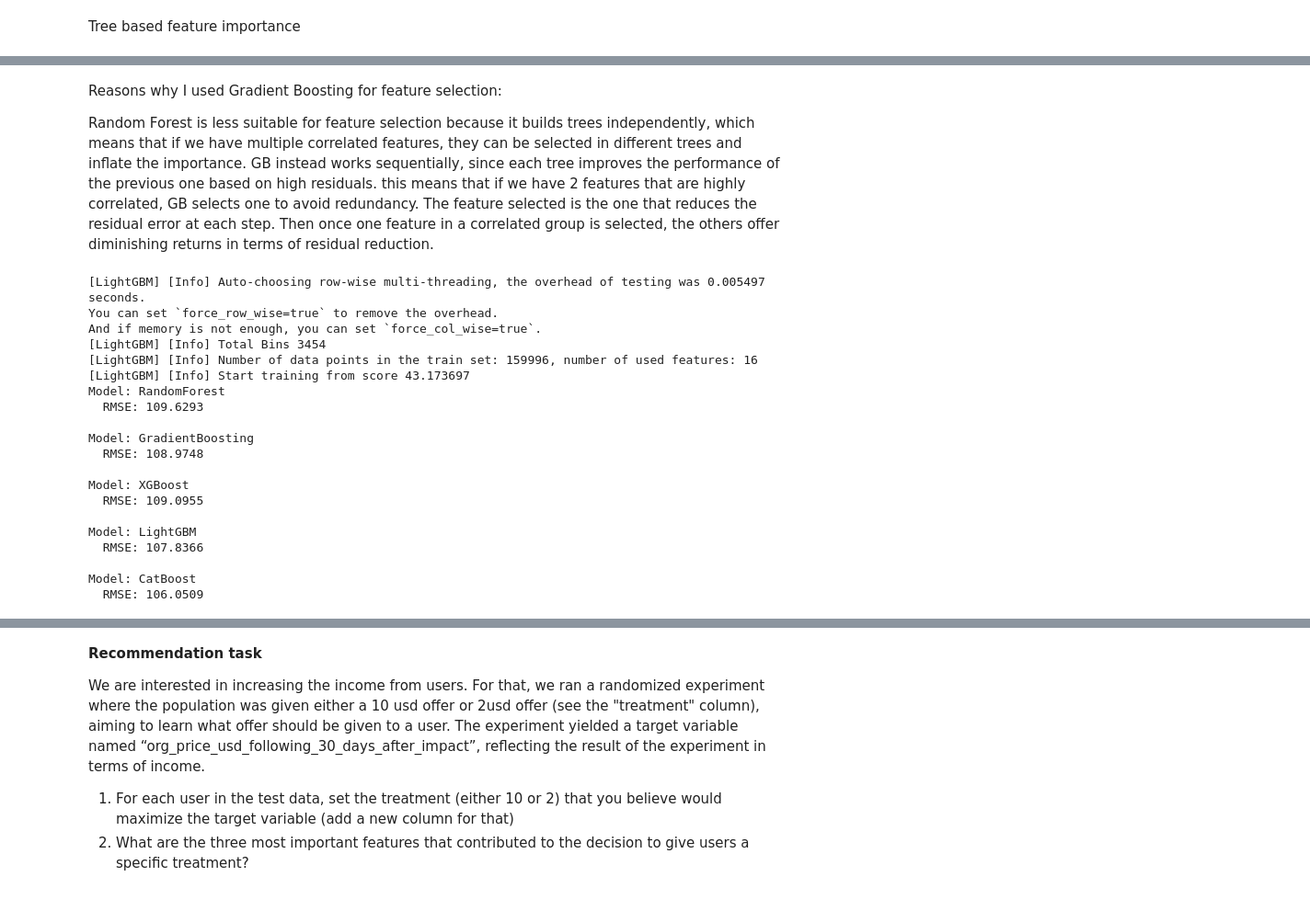
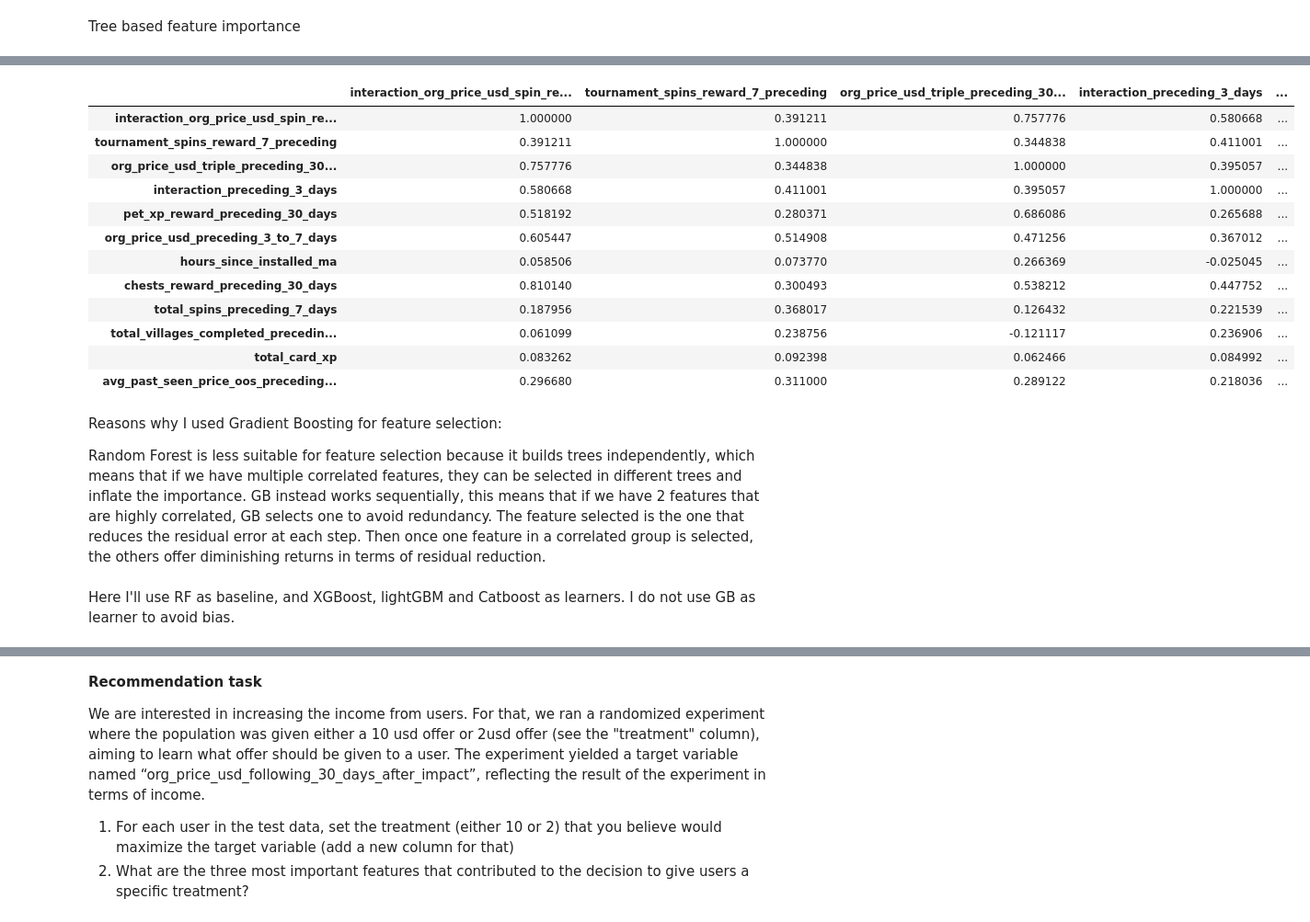
Before and after one commit to gioiablayer96/data-wizard-gioia, a Jupyter notebook: Platform DS Home Assignment/platform_assignment_gioia.ipynb, the cells around one changed output, grey strips where cells are left out. Shown at 92% size. Drawn from its saved outputs; the diff is of its cells as text; code cells hidden in the pictures.

```diff
--- a/Platform DS Home Assignment/platform_assignment_gioia.ipynb
+++ b/Platform DS Home Assignment/platform_assignment_gioia.ipynb
@@ -187,0 +482,3 @@ X_train, X_dev, y_train, y_dev = train_test_split(X, y, test_size=0.2, random_st
+# %%
+X_train_selected = generate_interaction_terms(df=X_train_selected)
+X_dev_selected = generate_interaction_terms(df=X_dev_selected)
@@ -188,2 +503,19 @@ X_train, X_dev, y_train, y_dev = train_test_split(X, y, test_size=0.2, random_st
+# %%
+# Step 1: Initialize the scaler
+scaler = MinMaxScaler(feature_range=(0, 1))  # Adjust range if needed
+
+# Step 2: Separate numerical features (non-binary) for scaling
+numerical_to_scale = [feature for feature in numerical_features if feature in X_train_selected.columns]
+
+# Step 3: Fit the scaler on the numerical features of the training set
+X_train_selected_numerical_scaled = X_train_selected.copy()  # Copy to avoid modifying the original data
+X_train_selected_numerical_scaled[numerical_to_scale] = scaler.fit_transform(X_train_selected[numerical_to_scale])
+
+# Step 4: Apply the scaler to dev and test sets
+X_dev_selected_scaled = X_dev_selected.copy()
+X_dev_selected_scaled[numerical_to_scale] = scaler.transform(X_dev_selected[numerical_to_scale])
+# %%
+X_train = X_train_selected_numerical_scaled.copy()
+X_dev = X_dev_selected_scaled.copy()
 # %% [markdown]
 Tree based feature importance
@@ -198,0 +522,9 @@ selected_features = X.columns[sorted_indices[:threshold_index + 1]]
+# %%
+gb = GradientBoostingRegressor(random_state=42)
+gb.fit(X_train, y_train)
+
+importances = gb.feature_importances_
+sorted_indices = np.argsort(importances)[::-1]
+cumulative_importance = np.cumsum(importances[sorted_indices])
+threshold_index = np.where(cumulative_importance >= 0.95)[0][0]
+selected_features = X_train.columns[sorted_indices[:threshold_index + 1]]
@@ -203,22 +539,39 @@ Selected Features (95% cumulative importance): ['org_price_usd_preceding_30_days
+# %%
+X_train[selected_features].corr()
+# %% [output]
+|  | interaction_org_price_usd_spin_re... | tournament_spins_reward_7_preceding | org_price_usd_triple_preceding_30... | interaction_preceding_3_days | ... |
+| interaction_org_price_usd_spin_re... | 1.000000 | 0.391211 | 0.757776 | 0.580668 | ... |
+| tournament_spins_reward_7_preceding | 0.391211 | 1.000000 | 0.344838 | 0.411001 | ... |
+| org_price_usd_triple_preceding_30... | 0.757776 | 0.344838 | 1.000000 | 0.395057 | ... |
+| interaction_preceding_3_days | 0.580668 | 0.411001 | 0.395057 | 1.000000 | ... |
+| pet_xp_reward_preceding_30_days | 0.518192 | 0.280371 | 0.686086 | 0.265688 | ... |
+| org_price_usd_preceding_3_to_7_days | 0.605447 | 0.514908 | 0.471256 | 0.367012 | ... |
+| hours_since_installed_ma | 0.058506 | 0.073770 | 0.266369 | -0.025045 | ... |
+| chests_reward_preceding_30_days | 0.810140 | 0.300493 | 0.538212 | 0.447752 | ... |
+| total_spins_preceding_7_days | 0.187956 | 0.368017 | 0.126432 | 0.221539 | ... |
+| total_villages_completed_precedin... | 0.061099 | 0.238756 | -0.121117 | 0.236906 | ... |
+| total_card_xp | 0.083262 | 0.092398 | 0.062466 | 0.084992 | ... |
+| avg_past_seen_price_oos_preceding... | 0.296680 | 0.311000 | 0.289122 | 0.218036 | ... |
 # %%
 X_train_selected = X_train[selected_features]
 X_dev_selected = X_dev[selected_features]
 # %% [markdown]
 Reasons why I used Gradient Boosting for feature selection:
 
-Random Forest is less suitable for feature selection because it builds trees independently, which means that if we have multiple correlated features, they can be selected in different trees and inflate the importance. GB instead works sequentially, since each tree improves the performance of the previous one based on high residuals. this means that if we have 2 features that are highly correlated, GB selects one to avoid redundancy. The feature selected is the one that reduces the residual error at each step. Then once one feature in a correlated group is selected, the others offer diminishing returns in terms of residual reduction.
+Random Forest is less suitable for feature selection because it builds trees independently, which means that if we have multiple correlated features, they can be selected in different trees and inflate the importance. GB instead works sequentially, this means that if we have 2 features that are highly correlated, GB selects one to avoid redundancy. The feature selected is the one that reduces the residual error at each step. Then once one feature in a correlated group is selected, the others offer diminishing returns in terms of residual reduction.
 # %%
 # prepare assessment metrics
 def evaluate_metrics(y_true, y_pred):
     rmse = root_mean_squared_error(y_true, y_pred)
     return {"RMSE": rmse}
+# %% [markdown]
+Here I'll use RF as baseline, and XGBoost, lightGBM and Catboost as learners. I do not use GB as learner to avoid bias.
 # %%
 # Algorithms to evaluate (adaboost does not handle well multicolinearity)
 models = {
-    "RandomForest": RandomForestRegressor(random_state=42),
-    "GradientBoosting": GradientBoostingRegressor(random_state=42),
+    "RandomForest": RandomForestRegressor(random_state=42), # baseline
     "XGBoost": XGBRegressor(random_state=42),
-    "LightGBM": LGBMRegressor(random_state=42),
+    "LightGBM": LGBMRegressor(verbose=0, random_state=42),
     "CatBoost": CatBoostRegressor(verbose=0, random_state=42),
 }
 
@@ -236,27 +589,6 @@ for model_name, metrics in results.items():
     for metric_name, value in metrics.items():
         print(f"  {metric_name}: {value:.4f}")
     print()
-# %% [output]
-[LightGBM] [Info] Auto-choosing row-wise multi-threading, the overhead of testing was 0.005497 seconds.
-You can set `force_row_wise=true` to remove the overhead.
-And if memory is not enough, you can set `force_col_wise=true`.
-[LightGBM] [Info] Total Bins 3454
-[LightGBM] [Info] Number of data points in the train set: 159996, number of used features: 16
-[LightGBM] [Info] Start training from score 43.173697
-Model: RandomForest
-  RMSE: 109.6293
-
-Model: GradientBoosting
-  RMSE: 108.9748
-
-Model: XGBoost
-  RMSE: 109.0955
-
-Model: LightGBM
-  RMSE: 107.8366
-
-Model: CatBoost
-  RMSE: 106.0509
 # %%
 # Evaluate each model on train set to check overfitting
 results = {}
```
Also changed, not shown: parts of 62 cells of this notebook, 1 other file.
